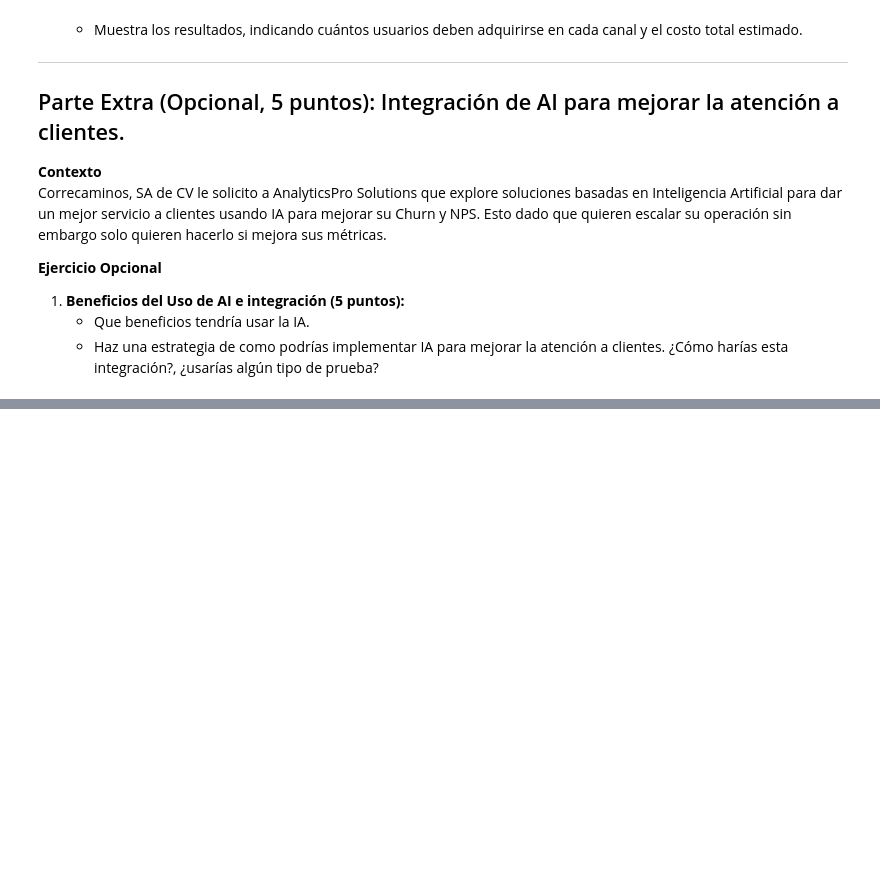
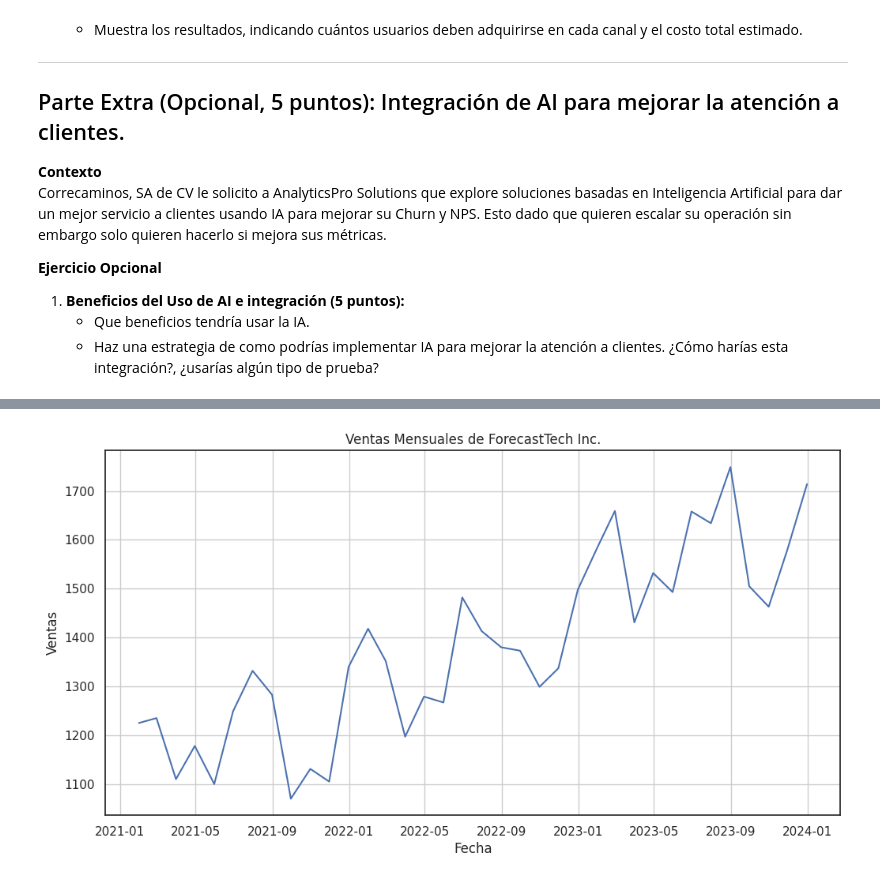
Before and after one commit to zayo1511/LaboratorioDeAnalisisDeDatosFinancierosYDeDisenoDeIndicadores, a Jupyter notebook: examen_2do_parcial_LozoyaDiego.ipynb, the cells around one changed output, grey strips where cells are left out. Cells and saved outputs as stored; diff of their text form; code cells hidden in the pictures; blank space fills up the shorter version.

```diff
--- a/examen_2do_parcial_LozoyaDiego.ipynb
+++ b/examen_2do_parcial_LozoyaDiego.ipynb
@@ -130,0 +137,23 @@ Correcaminos, SA de CV le solicito a AnalyticsPro Solutions que explore solucion
+# %%
+import pandas as pd
+import numpy as np
+import matplotlib.pyplot as plt
+
+from auto_ts import auto_timeseries
+from prophet import Prophet
+from statsmodels.tsa.arima.model import ARIMA
+from pmdarima import auto_arima
+from sklearn.metrics import mean_absolute_error, mean_squared_error
+
+from sklearn.preprocessing import StandardScaler
+from semopy import Model, Optimizer, semplot
+
+import statsmodels.api as sm
+
+import scipy.stats as stats
+
+from scipy.optimize import minimize
+
+from google.colab import drive
+drive.mount('/content/drive')
+data_path = '/content/drive/MyDrive/Colab Notebooks/Laboratorio de analisis de datos financieros y de diseño de indicadores/Examen 2/'
@@ -130,0 +187,5 @@ Correcaminos, SA de CV le solicito a AnalyticsPro Solutions que explore solucion
+# %%
+df = pd.read_csv(data_path + 'new_users_forecast.csv', parse_dates=['month'])
+df.rename(columns={'month': 'Fecha', 'new_users': 'Ventas'}, inplace=True)
+df.set_index('Fecha', inplace=True)
+df.head()
@@ -130,0 +200,10 @@ Correcaminos, SA de CV le solicito a AnalyticsPro Solutions que explore solucion
+# %%
+plt.figure(figsize=(12,6))
+plt.plot(df.index, df['Ventas'])
+plt.title('Ventas Mensuales de ForecastTech Inc.')
+plt.xlabel('Fecha')
+plt.ylabel('Ventas')
+plt.grid(True)
+plt.show()
+# %% [output]
+[figure, added]
```
Also changed, not shown: parts of 28 cells of this notebook.
